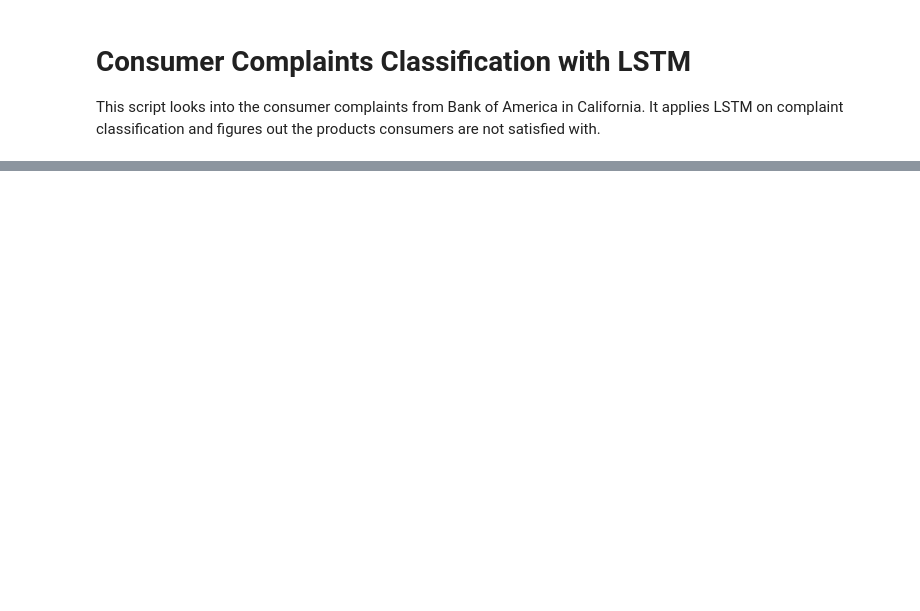
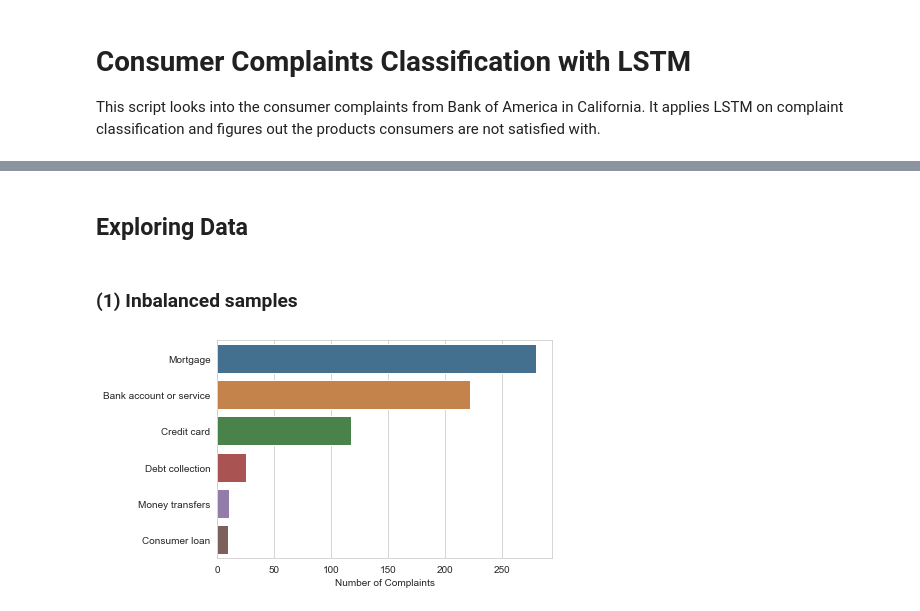
Before and after one commit to yinhan1/Kaggle_Python, a Jupyter notebook: consumer complaints/consumer complaints.ipynb, the cells around one changed output, grey strips where cells are left out. Drawn from its saved outputs; the diff is of its cells as text; code cells hidden in the pictures; blank space fills up the shorter version.

Commit message:
extract vectorized consumer complaints

```diff
--- a/consumer complaints/consumer complaints.ipynb
+++ b/consumer complaints/consumer complaints.ipynb
@@ -142,0 +41,24 @@ Test set
+# %%
+from gensim.utils import simple_preprocess
+from gensim.parsing.porter import PorterStemmer
+from gensim.parsing.preprocessing import remove_stopwords
+
+porter_stemmer = PorterStemmer()
+
+## function to clean raw text
+def clean_txt(message):
+
+    ### remove stop words
+    message_no_stopwrd = remove_stopwords(message)
+
+    ### simple preprocess
+    tokens = simple_preprocess(message_no_stopwrd, deacc = True)
+
+    ### stemming tokens
+    tokens_stemmed = [porter_stemmer.stem(token) for token in tokens]
+
+    return tokens_stemmed
+
+## print raw text after cleaning
+df_token = df.assign(complaint = df['complaint'].apply(lambda x: clean_txt(x)))
+df_token.head()
@@ -142,0 +72,14 @@ Test set
+# %% [markdown]
+## Exploring Data
+# %% [markdown]
+### (1) Inbalanced samples
+# %%
+import seaborn as sns
+import matplotlib.pyplot as plt
+
+sns.set_style("whitegrid")
+ax = sns.countplot(y = 'product', data = df_token, saturation = 0.5, order = df_token['product'].value_counts().index)
+ax.set(xlabel = 'Number of Complaints', ylabel = '')
+plt.show()
+# %% [output]
+[figure, added]
```
Also changed, not shown: parts of 36 cells of this notebook, 2 other files.
